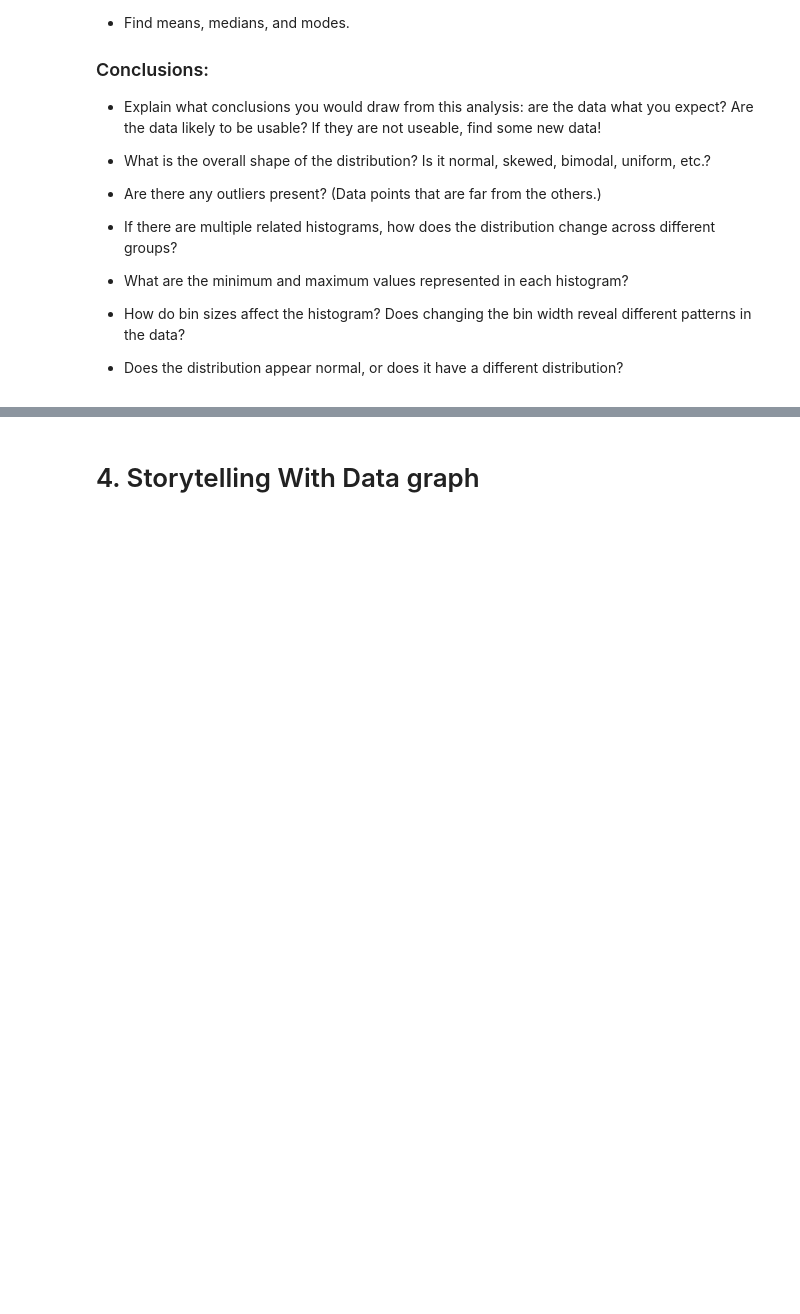
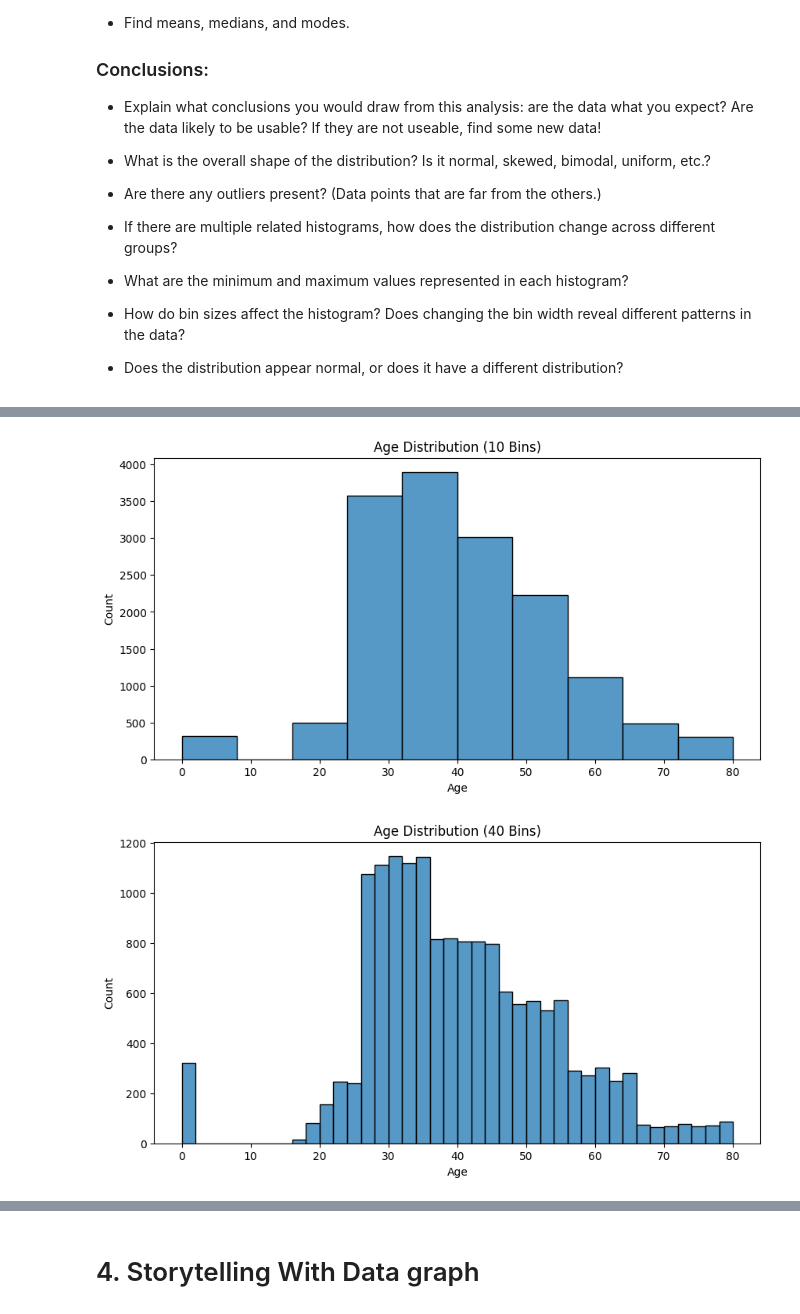
Before and after one commit to LionelCCC/2025-spring-B2, a Jupyter notebook: Week4.ipynb, the cells around one changed output, grey strips where cells are left out. Cells and saved outputs as stored; diff of their text form; code cells hidden in the pictures; blank space fills up the shorter version.

```diff
--- a/Week4.ipynb
+++ b/Week4.ipynb
@@ -180 +182,15 @@ Name: count, dtype: int64
+# %%
+# 4. Experiment with Bin Sizes (Age Example)
+plt.figure(figsize=(10, 5))
+sns.histplot(data=df, x="Age", bins=10)
+plt.title("Age Distribution (10 Bins)")
+plt.show()
+
+plt.figure(figsize=(10, 5))
+sns.histplot(data=df, x="Age", bins=40)
+plt.title("Age Distribution (40 Bins)")
+plt.show()
+# %% [output]
+[figure, added]
+[figure, added]
 # %% [markdown]
```
Also changed, not shown: parts of 6 cells of this notebook, 2 other files.
